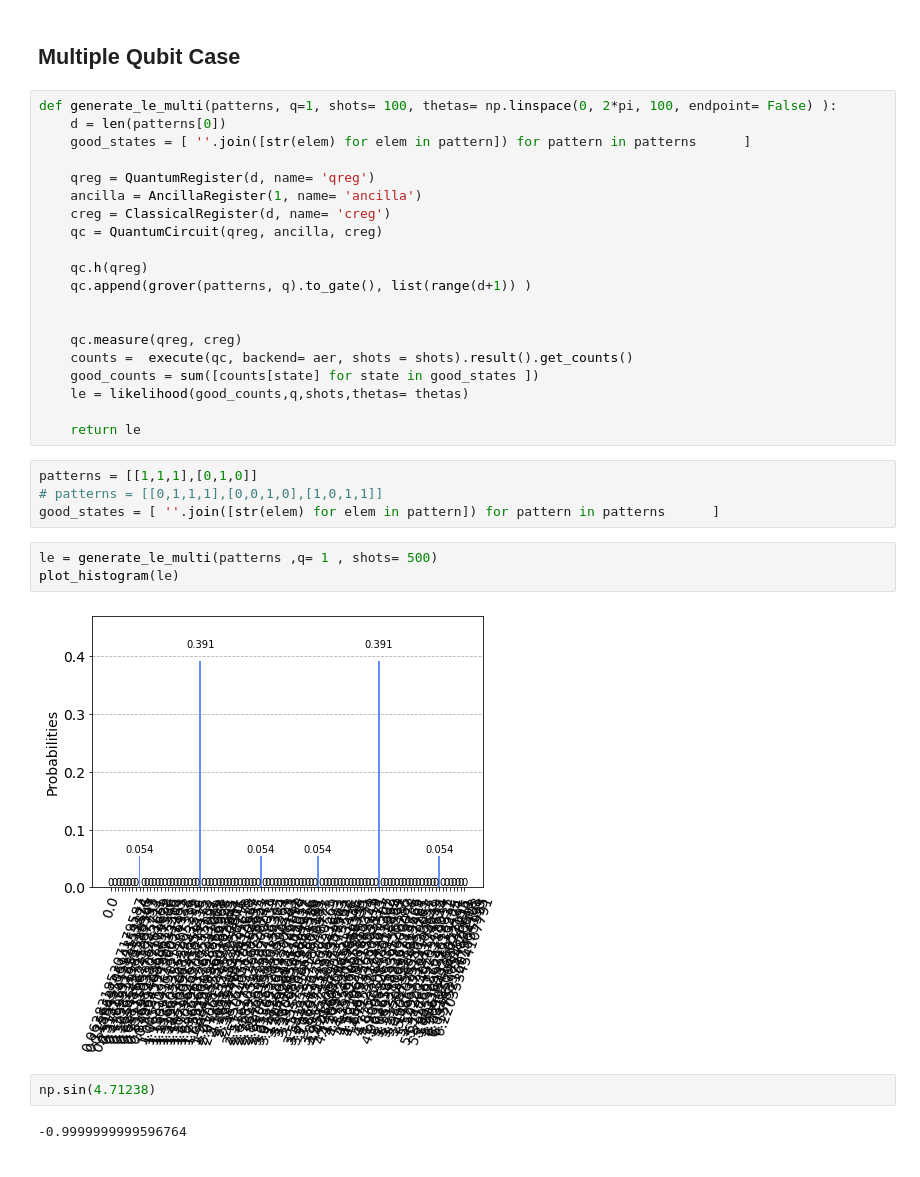
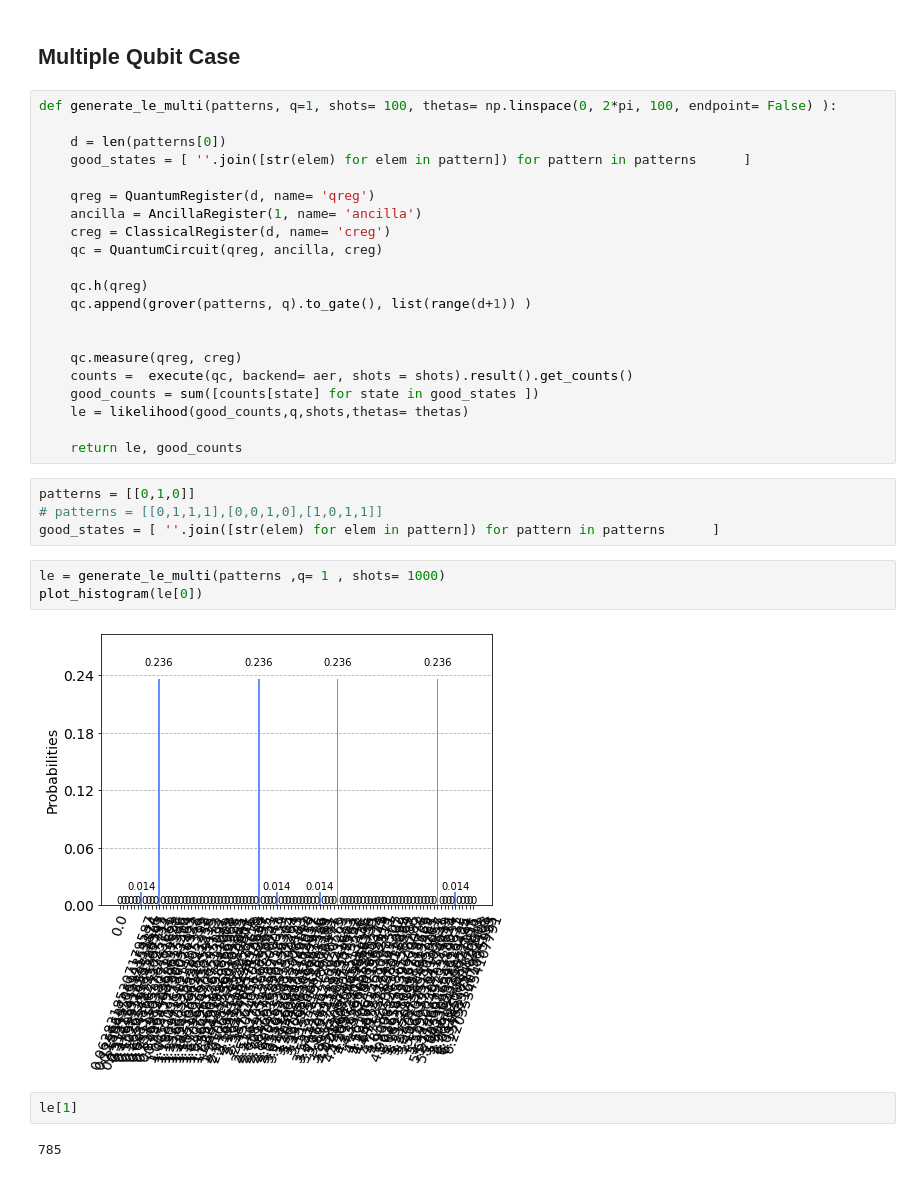
Before and after one commit to speQtrum/QulabsWorkspace-Rajarshi, a Jupyter notebook: QAE.mle.ipynb, the cells around one changed output. Drawn from its saved outputs; the diff is of its cells as text.

```diff
--- a/QAE.mle.ipynb
+++ b/QAE.mle.ipynb
@@ -343,6 +359,7 @@ theta =  3.8955748904513436
 ## Multiple Qubit Case
 # %%
 def generate_le_multi(patterns, q=1, shots= 100, thetas= np.linspace(0, 2*pi, 100, endpoint= False) ):
+
     d = len(patterns[0])
     good_states = [ ''.join([str(elem) for elem in pattern]) for pattern in patterns      ]
 
@@ -360,20 +377,20 @@ def generate_le_multi(patterns, q=1, shots= 100, thetas= np.linspace(0, 2*pi, 10
     good_counts = sum([counts[state] for state in good_states ])
     le = likelihood(good_counts,q,shots,thetas= thetas)
 
-    return le
+    return le, good_counts
 # %%
-patterns = [[1,1,1],[0,1,0]]
+patterns = [[0,1,0]]
 # patterns = [[0,1,1,1],[0,0,1,0],[1,0,1,1]]
 good_states = [ ''.join([str(elem) for elem in pattern]) for pattern in patterns      ]
 # %%
-le = generate_le_multi(patterns ,q= 1 , shots= 500)
-plot_histogram(le)
+le = generate_le_multi(patterns ,q= 1 , shots= 1000)
+plot_histogram(le[0])
 # %% [output]
-[figure, old version]
+[figure, new version]
-# %%
-np.sin(4.71238)
-# %% [output]
--0.9999999999596764
+# %%
+le[1]
+# %% [output]
+785
 # %%
 estimate = sorted(zip(le.values(), le.keys()), reverse= True)
 for p in range(6): print('theta = ',estimate[p][1] ), print(' p = ', (np.sin(estimate[p][1]))**2 )
```
Also changed, not shown: parts of 10 cells of this notebook, 1 other file.
